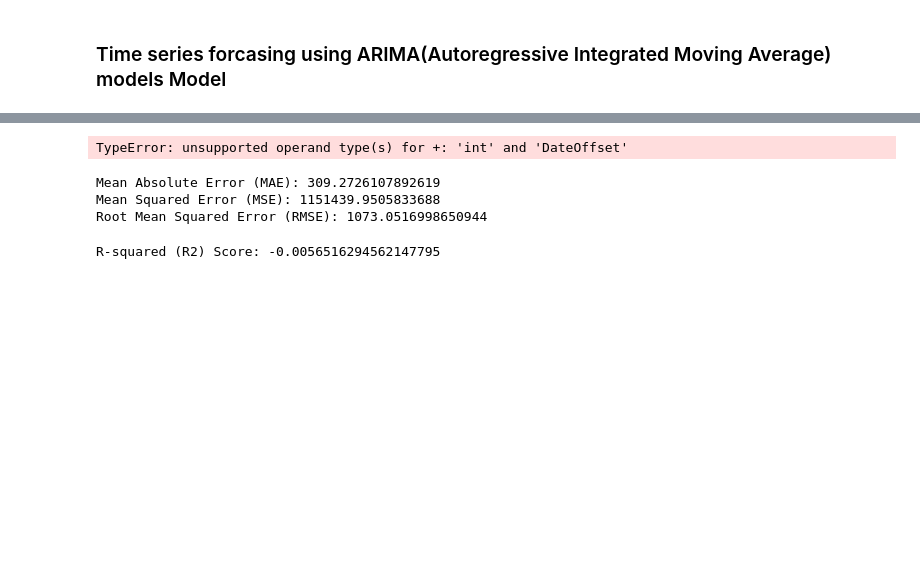
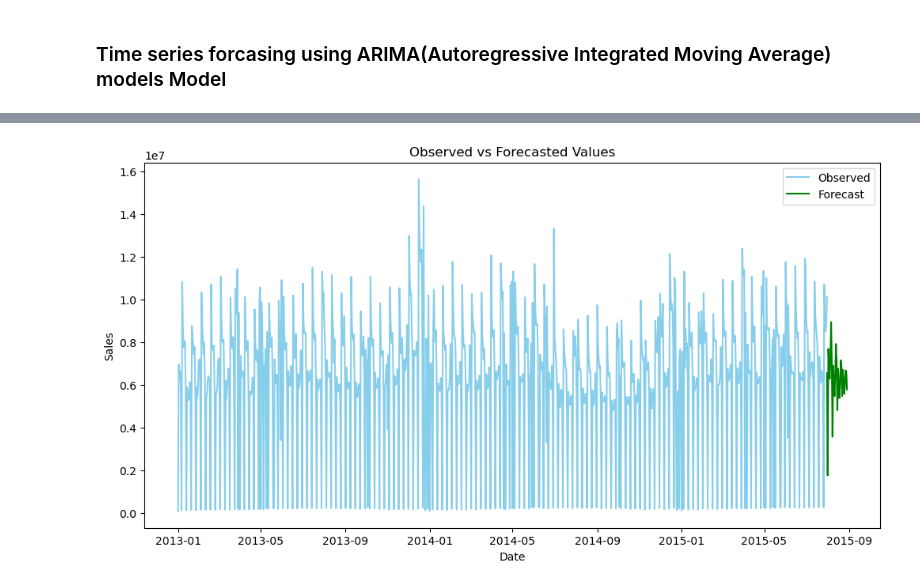
Before and after one commit to Hemamagam/Project-6--Pharmaceutical-Sale-Prediction-, a Jupyter notebook: Task 2.5-Time_series.ipynb, the cells around one changed output, grey strips where cells are left out. Cells and saved outputs as stored; diff of their text form; code cells hidden in the pictures; blank space fills up the shorter version.

```diff
--- a/Task 2.5-Time_series.ipynb
+++ b/Task 2.5-Time_series.ipynb
@@ -175,39 +205,15 @@ forecast = model_fit.forecast(steps=30)
 # %%
-from pandas.tseries.offsets import DateOffset
-forecast_index = pd.date_range(start=day_sales.index[-1] + DateOffset(days=1), periods=30)
-plt.figure(figsize=(12,6))
-plt.plot(day_sales.index, day_sales['Sales'], label='Original Data')
-plt.plot(forecast_index, forecast, label='Forecast', color='orange')
+plt.figure(figsize=(12, 6))
+plt.plot(sales_data.index, sales_data['Sales'], label='Observed', color='skyblue')
+
+# Plot forecasted values
+forecast_index = pd.date_range(start=sales_data.index[-1], periods=30, freq='D')
+plt.plot(forecast_index, forecast, label='Forecast', color='green')
+
+plt.title('Observed vs Forecasted Values')
 plt.xlabel('Date')
 plt.ylabel('Sales')
-plt.title('ARIMA Forecast for Next 30 Days')
 plt.legend()
 plt.show()
 # %% [output]
-TypeError: unsupported operand type(s) for +: 'int' and 'DateOffset'
+[figure, added]
-# %%
-from sklearn.metrics import mean_absolute_error, mean_squared_error
-import numpy as np
-
-actual_values = day_sales['Sales'][-30:]
-
-# Calculate evaluation metrics
-mae = mean_absolute_error(actual_values, forecast)
-mse = mean_squared_error(actual_values, forecast)
-rmse = np.sqrt(mse)
-
-print("Mean Absolute Error (MAE):", mae)
-print("Mean Squared Error (MSE):", mse)
-print("Root Mean Squared Error (RMSE):", rmse)
-# %% [output]
-Mean Absolute Error (MAE): 309.2726107892619
-Mean Squared Error (MSE): 1151439.9505833688
-Root Mean Squared Error (RMSE): 1073.0516998650944
-# %%
-from sklearn.metrics import r2_score
-
-# Calculate R2 score
-r2 = r2_score(actual_values, forecast)
-print("R-squared (R2) Score:", r2)
-# %% [output]
-R-squared (R2) Score: -0.0056516294562147795
```
Also changed, not shown: parts of 33 cells of this notebook.
